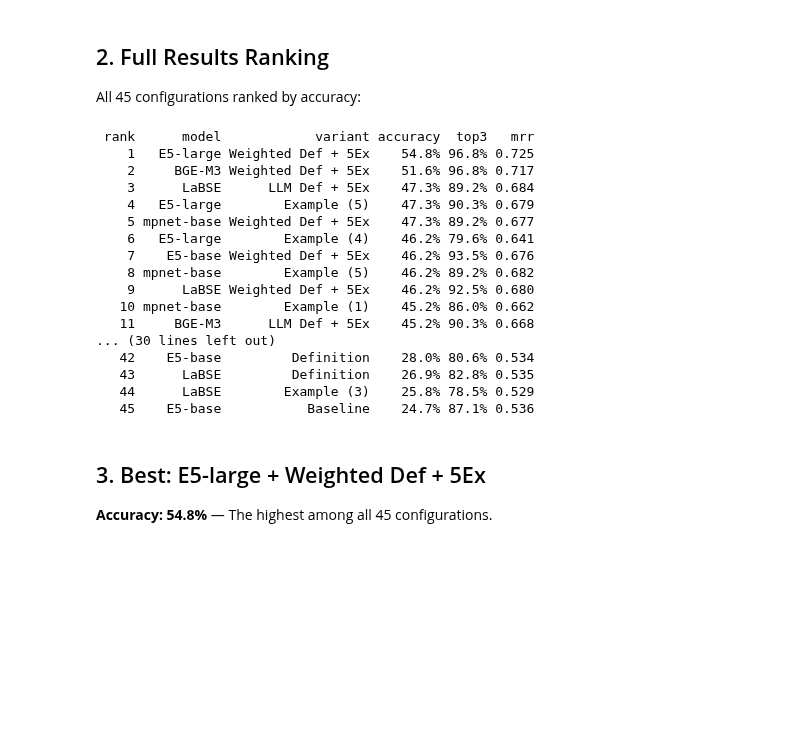
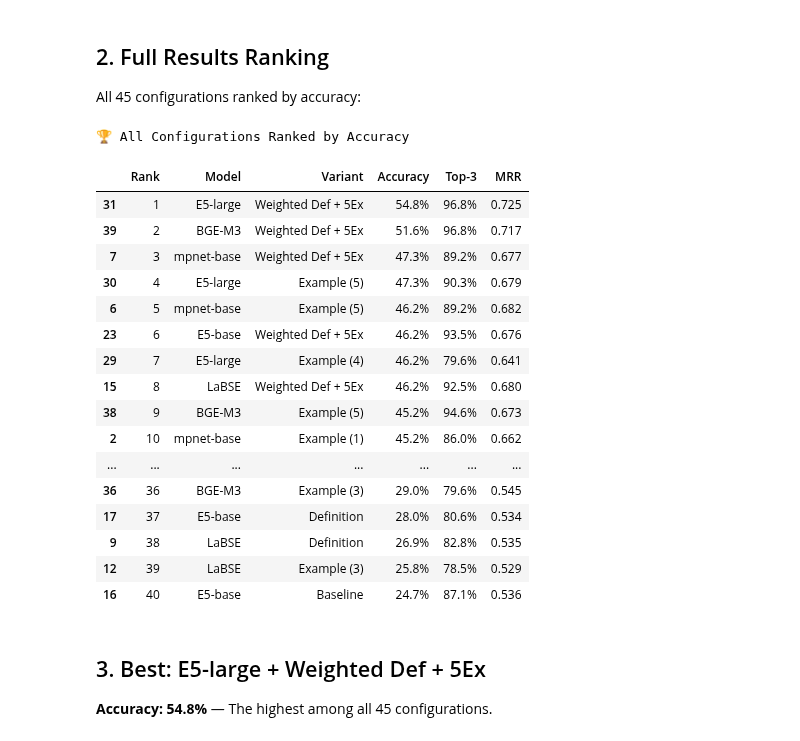
Before and after one commit to FlackoJodye1/diachronic-word-sense-change, a Jupyter notebook: analysis/embedding_comparison_analysis.ipynb, the cells around one changed output. Saved outputs shown, nothing was run; the diff lists cells and outputs as text; code cells hidden in the pictures; blank space fills up the shorter version.

```diff
--- a/analysis/embedding_comparison_analysis.ipynb
+++ b/analysis/embedding_comparison_analysis.ipynb
@@ -71,36 +77,49 @@ Evaluation instances: 93
 ## 2. Full Results Ranking
 
 All 45 configurations ranked by accuracy:
-# %%
-# Display all results
-results_display = df[['model', 'variant', 'accuracy', 'top3', 'mrr']].copy()
-results_display['rank'] = range(1, len(results_display) + 1)
-results_display = results_display[['rank', 'model', 'variant', 'accuracy', 'top3', 'mrr']]
-
-# Format percentages
-results_display['accuracy'] = results_display['accuracy'].apply(lambda x: f"{x:.1%}")
-results_display['top3'] = results_display['top3'].apply(lambda x: f"{x:.1%}")
-results_display['mrr'] = results_display['mrr'].apply(lambda x: f"{x:.3f}")
-
-print(results_display.to_string(index=False))
-# %% [output]
- rank      model            variant accuracy  top3   mrr
-    1   E5-large Weighted Def + 5Ex    54.8% 96.8% 0.725
-    2     BGE-M3 Weighted Def + 5Ex    51.6% 96.8% 0.717
-    3      LaBSE      LLM Def + 5Ex    47.3% 89.2% 0.684
-    4   E5-large        Example (5)    47.3% 90.3% 0.679
-    5 mpnet-base Weighted Def + 5Ex    47.3% 89.2% 0.677
-    6   E5-large        Example (4)    46.2% 79.6% 0.641
-    7    E5-base Weighted Def + 5Ex    46.2% 93.5% 0.676
-    8 mpnet-base        Example (5)    46.2% 89.2% 0.682
-    9      LaBSE Weighted Def + 5Ex    46.2% 92.5% 0.680
-   10 mpnet-base        Example (1)    45.2% 86.0% 0.662
-   11     BGE-M3      LLM Def + 5Ex    45.2% 90.3% 0.668
-... (30 lines left out)
-   42    E5-base         Definition    28.0% 80.6% 0.534
-   43      LaBSE         Definition    26.9% 82.8% 0.535
-   44      LaBSE        Example (3)    25.8% 78.5% 0.529
-   45    E5-base           Baseline    24.7% 87.1% 0.536
+# %%
+# Display all results with styling
+results_display = df[['model', 'variant', 'accuracy', 'top3', 'mrr']].copy()
+results_display.insert(0, 'Rank', range(1, len(results_display) + 1))
+results_display.columns = ['Rank', 'Model', 'Variant', 'Accuracy', 'Top-3', 'MRR']
+
+# Style the dataframe
+styled = results_display.style.format({
+    'Accuracy': '{:.1%}',
+    'Top-3': '{:.1%}',
+    'MRR': '{:.3f}'
+}).background_gradient(
+    subset=['Accuracy'], cmap='RdYlGn', vmin=0.2, vmax=0.6
+).set_properties(**{
+    'text-align': 'center',
+    'font-size': '10pt',
+}).set_table_styles([
+    {'selector': 'th', 'props': [('background-color', '#2c3e50'), ('color', 'white'),
+                                  ('font-weight', 'bold'), ('text-align', 'center'), ('padding', '10px')]},
+    {'selector': 'td', 'props': [('padding', '8px')]},
+    {'selector': 'tr:first-child', 'props': [('background-color', '#d4edda !important')]},
+]).set_caption("🏆 All Configurations Ranked by Accuracy")
+
+display(styled)
+# %% [output]
+🏆 All Configurations Ranked by Accuracy
+|  | Rank | Model | Variant | Accuracy | Top-3 | MRR |
+| 31 | 1 | E5-large | Weighted Def + 5Ex | 54.8% | 96.8% | 0.725 |
+| 39 | 2 | BGE-M3 | Weighted Def + 5Ex | 51.6% | 96.8% | 0.717 |
+| 7 | 3 | mpnet-base | Weighted Def + 5Ex | 47.3% | 89.2% | 0.677 |
+| 30 | 4 | E5-large | Example (5) | 47.3% | 90.3% | 0.679 |
+| 6 | 5 | mpnet-base | Example (5) | 46.2% | 89.2% | 0.682 |
+| 23 | 6 | E5-base | Weighted Def + 5Ex | 46.2% | 93.5% | 0.676 |
+| 29 | 7 | E5-large | Example (4) | 46.2% | 79.6% | 0.641 |
+| 15 | 8 | LaBSE | Weighted Def + 5Ex | 46.2% | 92.5% | 0.680 |
+| 38 | 9 | BGE-M3 | Example (5) | 45.2% | 94.6% | 0.673 |
+| 2 | 10 | mpnet-base | Example (1) | 45.2% | 86.0% | 0.662 |
+| ... | ... | ... | ... | ... | ... | ... |
+| 36 | 36 | BGE-M3 | Example (3) | 29.0% | 79.6% | 0.545 |
+| 17 | 37 | E5-base | Definition | 28.0% | 80.6% | 0.534 |
+| 9 | 38 | LaBSE | Definition | 26.9% | 82.8% | 0.535 |
+| 12 | 39 | LaBSE | Example (3) | 25.8% | 78.5% | 0.529 |
+| 16 | 40 | E5-base | Baseline | 24.7% | 87.1% | 0.536 |
 # %% [markdown]
 ## 3. Best: E5-large + Weighted Def + 5Ex
 
```
Also changed, not shown: parts of 14 cells of this notebook, 5 other files.
